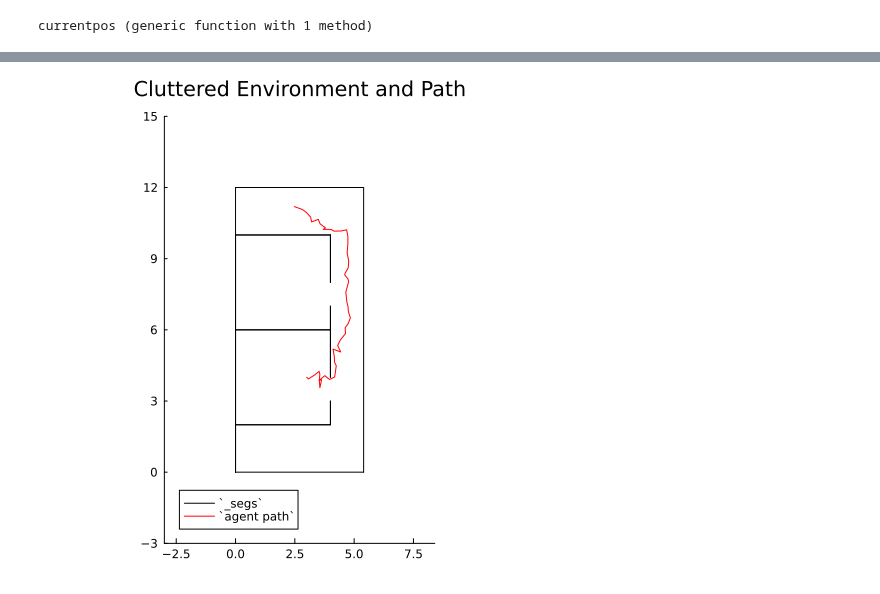
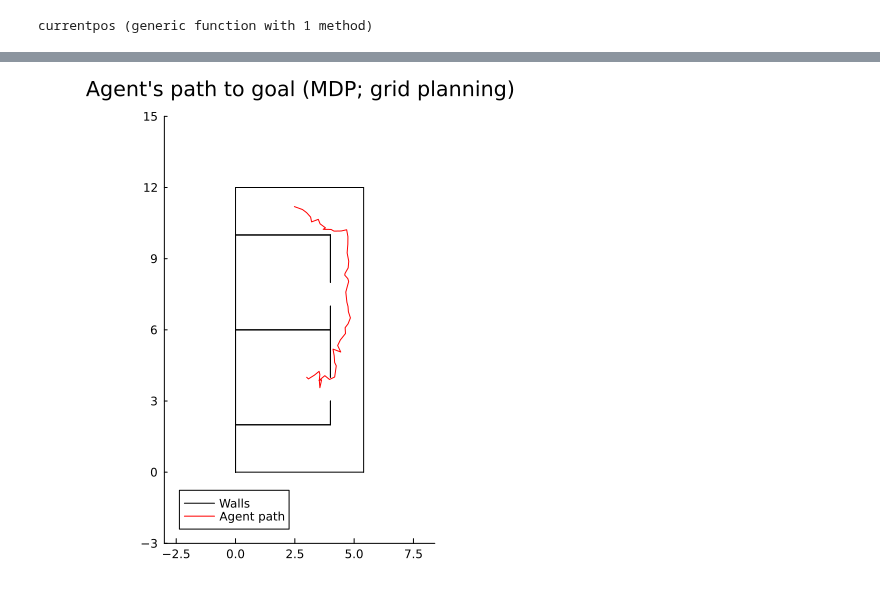
Before and after one commit to probcomp/tasks2D, a Jupyter notebook: notebooks_messy/lineworld_tasks/03_mdp_navigation.ipynb, the cells around one changed output, grey strips where cells are left out. Cells and saved outputs as stored; diff of their text form; code cells hidden in the pictures.

```diff
--- a/notebooks_messy/lineworld_tasks/03_mdp_navigation.ipynb
+++ b/notebooks_messy/lineworld_tasks/03_mdp_navigation.ipynb
@@ -216,10 +188,10 @@ GenPOMDPs.state_sequence(tr[])
 # %%
-mypl = plot(size=(500,500), aspect_ratio=:equal, title="Cluttered Environment and Path", grid=false,
+mypl = plot(size=(500,500), aspect_ratio=:equal, title="Agent's path to goal (MDP; grid planning)", grid=false,
     xlim=(_bb[1][1]-3, _bb[2][1]+3),
     ylim=(_bb[1][2]-3, _bb[2][2]+3),
     legend=:bottomleft,
 )
-plot!(_segs, c=:black, label="`_segs`")
-plot!(GenPOMDPs.state_sequence(tr[]), c=:red, label="`agent path`")
+plot!(_segs, c=:black, label="Walls")
+plot!(GenPOMDPs.state_sequence(tr[]), c=:red, label="Agent path")
 # %% [output]
-[figure, old version]
+[figure, new version]
```
Also changed, not shown: parts of 3 cells of this notebook, 2 other files.
